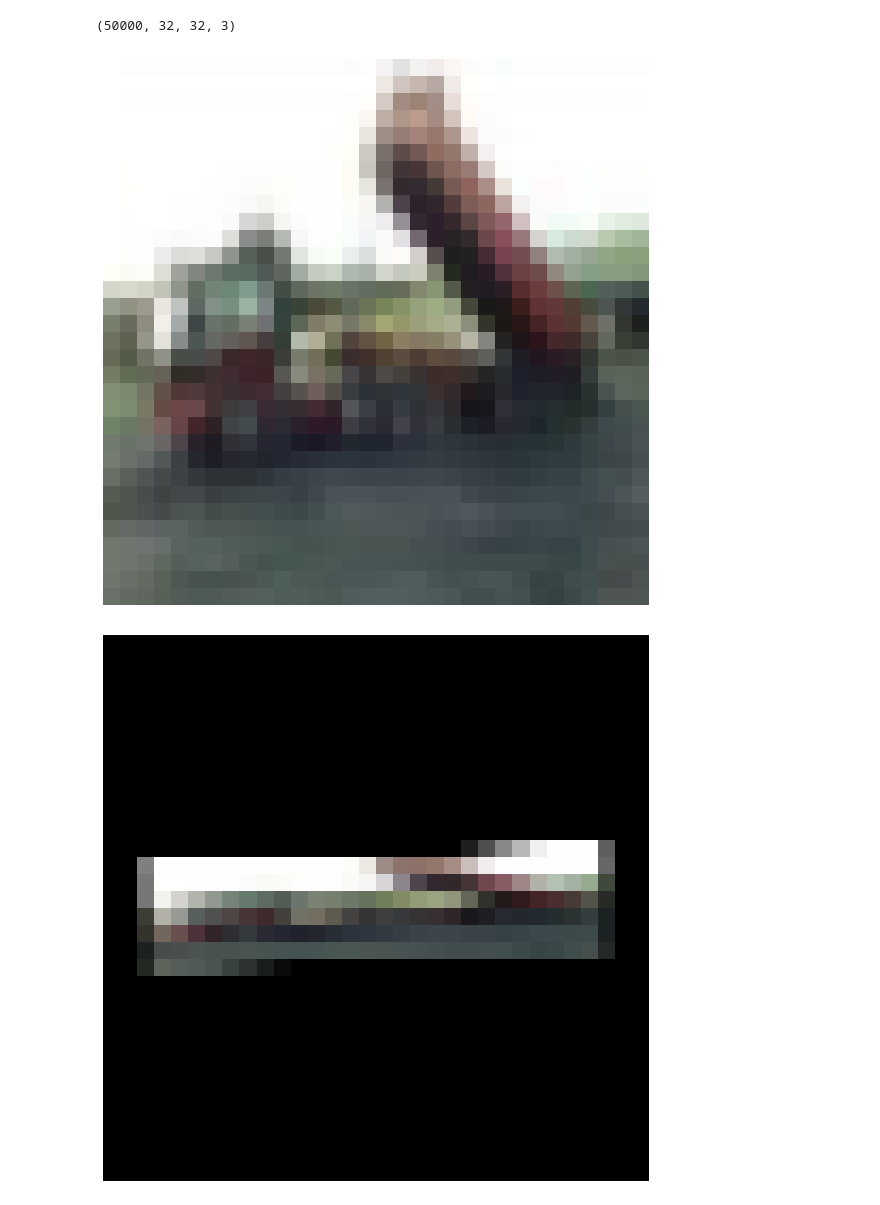
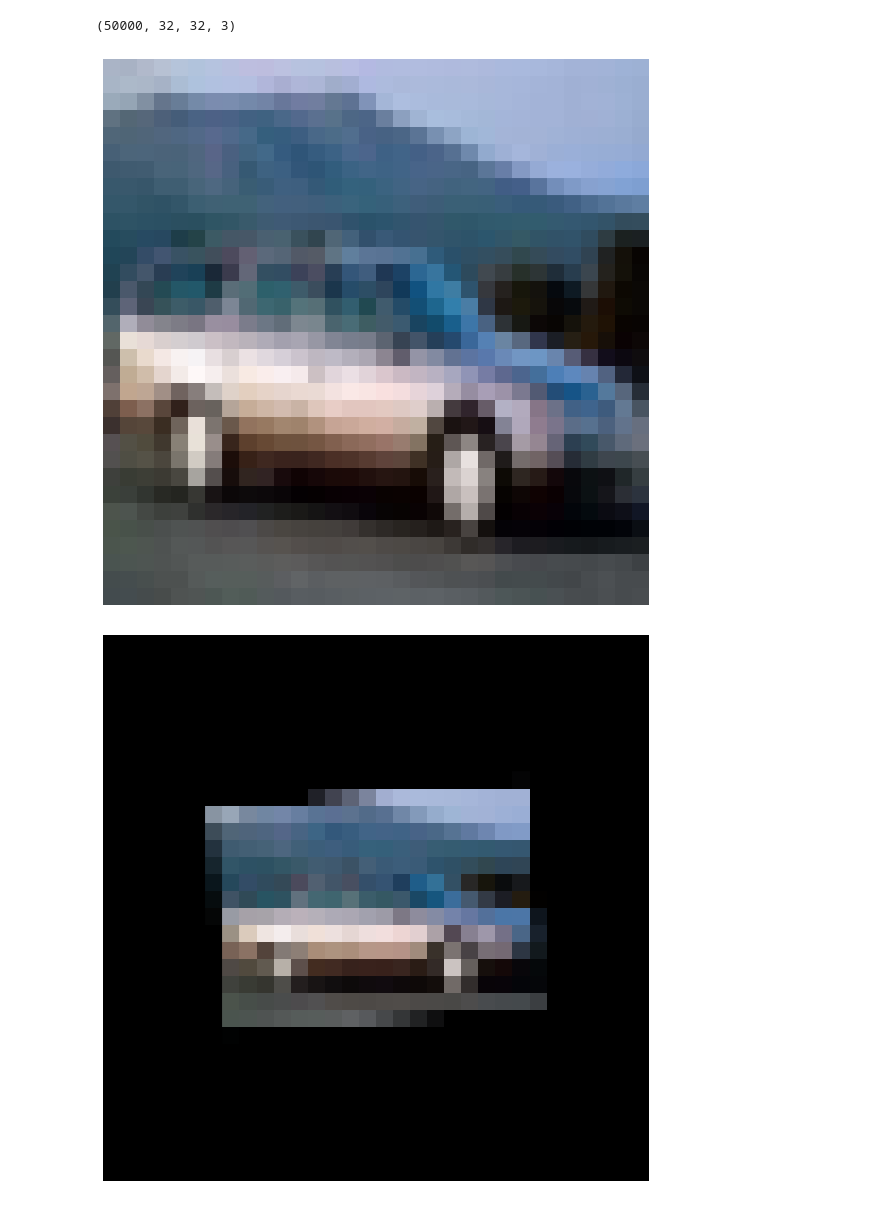
Before and after one commit to Beebruna/Data_Science_Training, a Jupyter notebook: cifar10_cnn.ipynb, the cells around one changed output. Cells and saved outputs as stored; diff of their text form; code cells hidden in the pictures.

```diff
--- a/cifar10_cnn.ipynb
+++ b/cifar10_cnn.ipynb
@@ -307,20 +308,20 @@ visualize(augmented_image)
 [figure]
 # %%
 seq = iaa.Sequential([
-    iaa.Fliplr(0.5), # horizontal flips
+    iaa.Fliplr(0.2), # horizontal flips
     iaa.Crop(percent=(0, 0.1)), # random crops
     # Small gaussian blur with random sigma between 0 and 0.5
     # But we only blur about 50% of all images
     iaa.Sometimes(
         0.1,
-        iaa.GaussianBlur(sigma=(0, 0.5))
+        iaa.GaussianBlur(sigma=(0, 0.25))
     ),
     # Apply affine transformation to each image
     # Scale/zoom them, translate/move them, rotate them and shear them,
     iaa.Affine(
-        scale={'x': (0.8, 1.2), 'y': (0.2, 0.2)},
-        rotate=(-25, 25),
-        shear=(-8, 8)
+        scale={'x': (0.4, 0.6), 'y': (0.4, 0.6)},
+        rotate=(-10, 10),
+        shear=(-4, 4)
     )
 ], random_order=True) # apply augmenters in random order
 # %%
@@ -330,8 +331,8 @@ images_aug.shape
 # %% [output]
 (50000, 32, 32, 3)
 # %%
-visualize(train_images[2])
-visualize(images_aug[2])
+visualize(train_images[4])
+visualize(images_aug[4])
 # %% [output]
-[figure, old version]
+[figure, new version]
-[figure, old version]
+[figure, new version]
```
Also changed, not shown: parts of 7 cells of this notebook.
